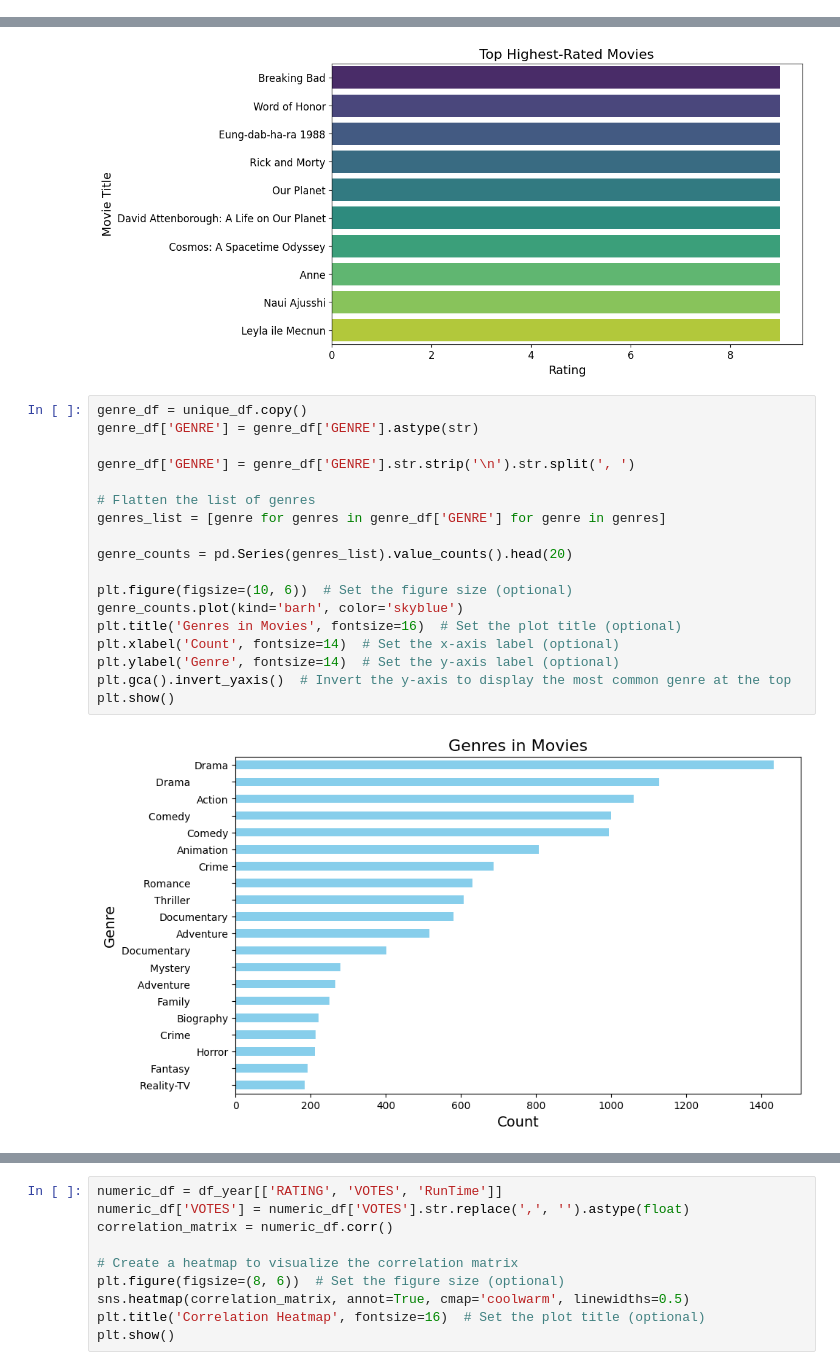
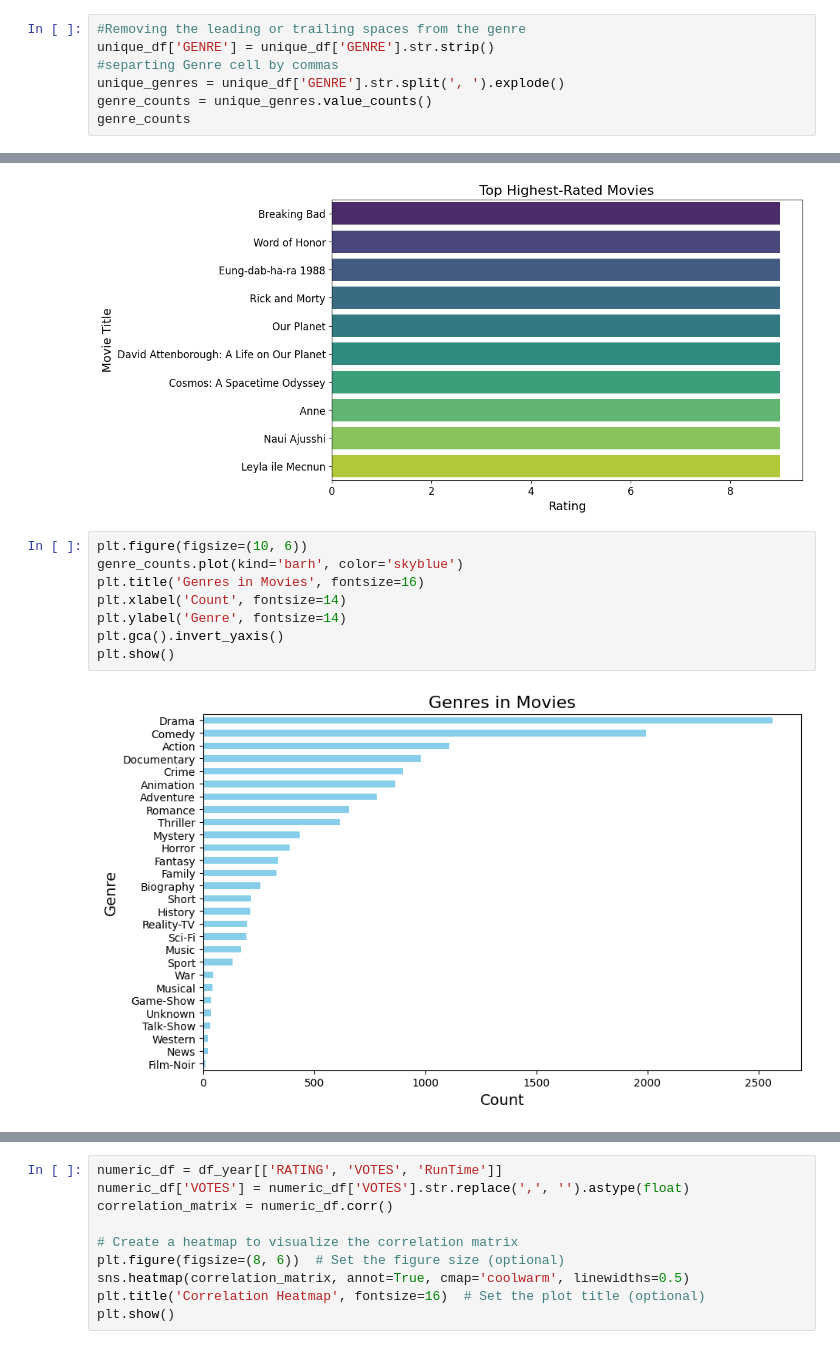
Before and after one commit to shoaiburrehman/data-expedition-movies, a Jupyter notebook: data-expedition-movies.ipynb, the cells around one changed output, grey strips where cells are left out. Saved outputs shown, nothing was run; the diff lists cells and outputs as text.

Commit message:
Kaggle Notebook | Data Expedition - MOVIES | Version 6

```diff
--- a/data-expedition-movies.ipynb
+++ b/data-expedition-movies.ipynb
@@ -359,3 +359,10 @@ unique_df
 | 6815 | Öldür Beni Sevgilim | 4.000000 | 1,568.0 | (2019) | Comedy, Romance | Can the excitement of the nationa... | Murat Boz, Seda Bakan, Açelya Top... | 104.0 | Senol Sönmez |
 | 6816 | ÜberWeihnachten | 6.000000 | 1,700.0 | (2020) | Comedy, Drama, Romance | Bastian returns home for the holi... | Luke Mockridge, Seyneb Saleh, Cri... | 48.0 |  |
 6355 rows × 9 columns
+# %%
+#Removing the leading or trailing spaces from the genre
+unique_df['GENRE'] = unique_df['GENRE'].str.strip()
+#separting Genre cell by commas
+unique_genres = unique_df['GENRE'].str.split(', ').explode()
+genre_counts = unique_genres.value_counts()
+genre_counts
@@ -430,25 +453,15 @@ plt.show()
 # %% [output]
 [figure]
 # %%
-genre_df = unique_df.copy()
-genre_df['GENRE'] = genre_df['GENRE'].astype(str)
-
-genre_df['GENRE'] = genre_df['GENRE'].str.strip('\n').str.split(', ')
-
-# Flatten the list of genres
-genres_list = [genre for genres in genre_df['GENRE'] for genre in genres]
-
-genre_counts = pd.Series(genres_list).value_counts().head(20)
-
-plt.figure(figsize=(10, 6))  # Set the figure size (optional)
+plt.figure(figsize=(10, 6))
 genre_counts.plot(kind='barh', color='skyblue')
-plt.title('Genres in Movies', fontsize=16)  # Set the plot title (optional)
-plt.xlabel('Count', fontsize=14)  # Set the x-axis label (optional)
-plt.ylabel('Genre', fontsize=14)  # Set the y-axis label (optional)
-plt.gca().invert_yaxis()  # Invert the y-axis to display the most common genre at the top
+plt.title('Genres in Movies', fontsize=16)
+plt.xlabel('Count', fontsize=14)
+plt.ylabel('Genre', fontsize=14)
+plt.gca().invert_yaxis()
 plt.show()
 # %% [output]
-[figure, old version]
+[figure, new version]
 # %%
 top_10_low_movies = unique_df.sort_values(by='RATING', ascending=False).tail(10)
 plt.figure(figsize=(10, 6))
```
Also changed, not shown: parts of 6 cells of this notebook.
